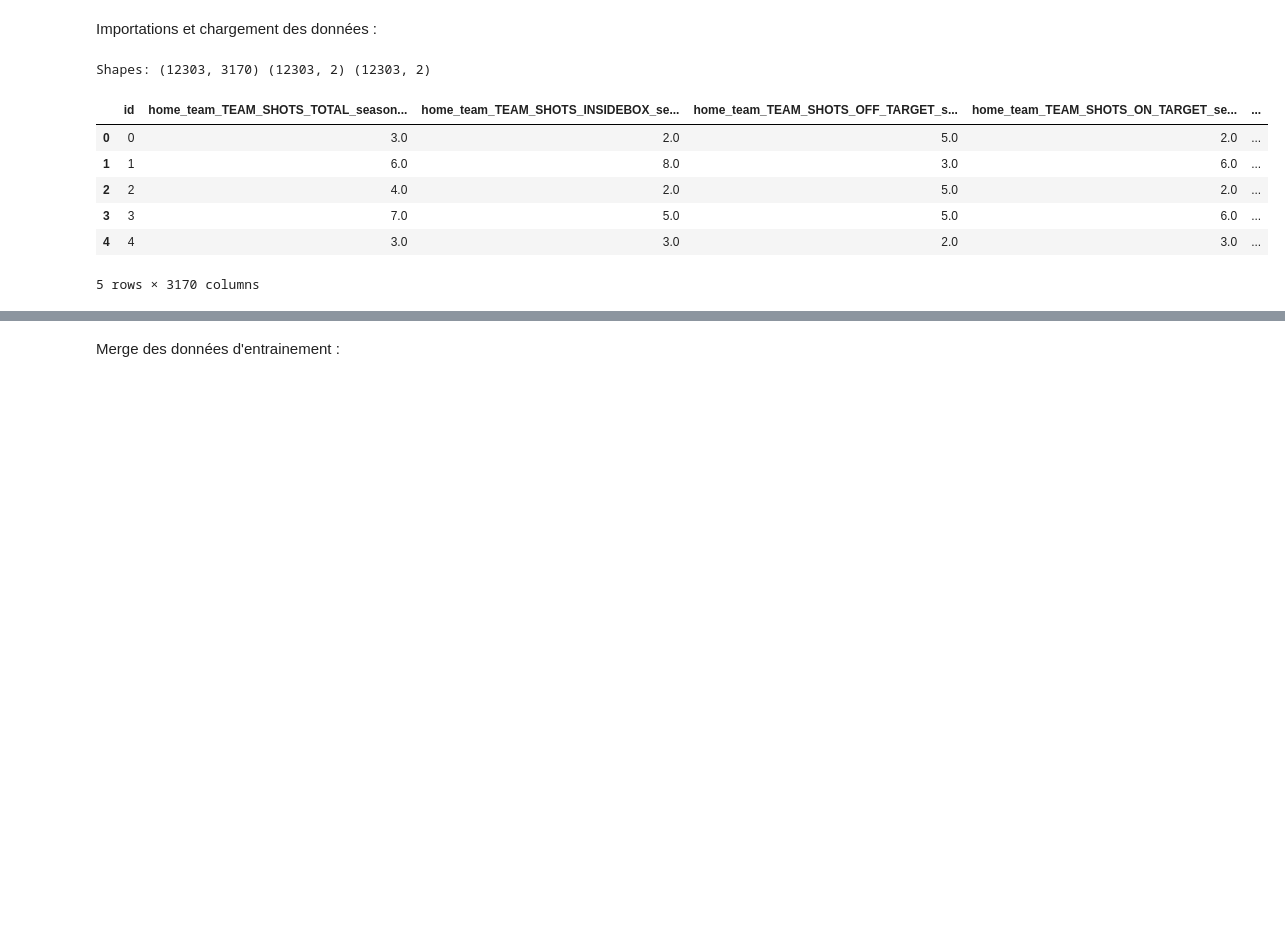
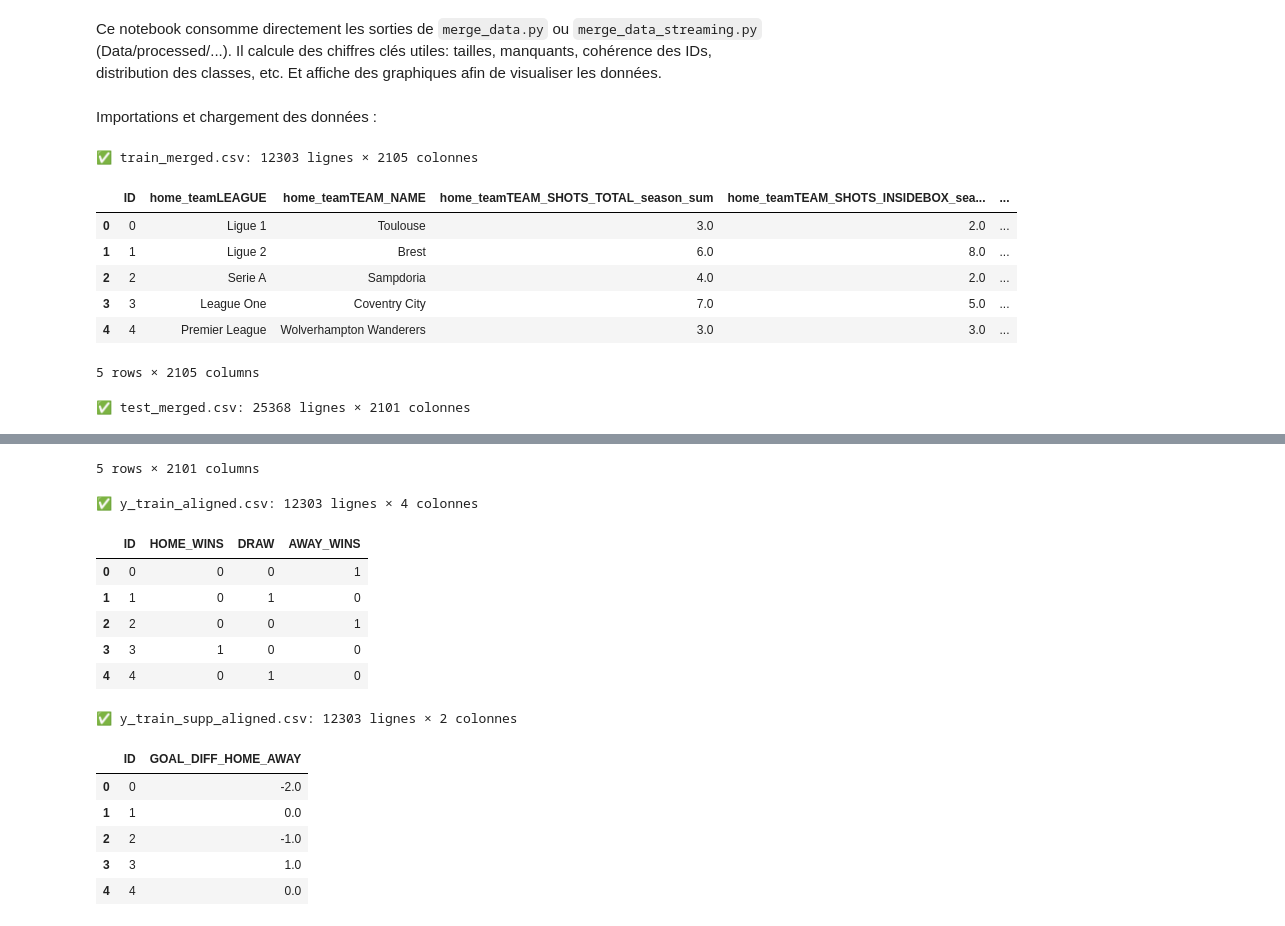
Before and after one commit to clementgoy/football-prediction, a Jupyter notebook: notebook/stats_infos_sur_data.ipynb, the cells around one changed output, grey strips where cells are left out. Cells and saved outputs as stored; diff of their text form; code cells hidden in the pictures; blank space fills up the shorter version.

```diff
--- a/notebook/stats_infos_sur_data.ipynb
+++ b/notebook/stats_infos_sur_data.ipynb
@@ -1,30 +1,46 @@
+# %% [markdown]
+Ce notebook consomme directement les sorties de `merge_data.py` ou `merge_data_streaming.py` (Data/processed/...).
+Il calcule des chiffres clés utiles: tailles, manquants, cohérence des IDs, distribution des classes, etc. Et affiche des graphiques afin de visualiser les données.
 # %% [markdown]
 Importations et chargement des données :
 # %%
-import os, math
+import os
+from pathlib import Path
 import numpy as np
 import pandas as pd
 import matplotlib.pyplot as plt
 
-pd.set_option("display.max_columns", 120)
-processed_dir = "../data/processed"
+DATA_ROOT = Path("../data")
+PROC = DATA_ROOT / "processed"
 
-x_path = os.path.join(processed_dir, "x_train_clean.csv")
-y_path = os.path.join(processed_dir, "y_target.csv")
-ys_path = os.path.join(processed_dir, "y_train_supp_aligned.csv")
+TRAIN_X_PATH = PROC / "train_merged.csv"
+TEST_X_PATH  = PROC / "test_merged.csv"
+Y_PATH       = PROC / "y_train_aligned.csv"
+Y_SUPP_PATH  = PROC / "y_train_supp_aligned.csv"
 
-X = pd.read_csv(x_path)
-y = pd.read_csv(y_path)
-ys = pd.read_csv(ys_path) if os.path.exists(ys_path) else None
+pd.set_option("display.max_rows", 50)
+pd.set_option("display.max_columns", 100)
 
-print("Shapes:", X.shape, y.shape, None if ys is None else ys.shape)
-X.head(5)
+def load_csv_safe(path: Path, n_preview=5):
+    if not path.exists():
+        print(f"⚠️ Fichier introuvable: {path}")
+        return None
+    df = pd.read_csv(path, low_memory=False)
+    print(f"✅ {path.name}: {df.shape[0]} lignes × {df.shape[1]} colonnes")
+    display(df.head(n_preview))
+    return df
+
+train = load_csv_safe(TRAIN_X_PATH)
+test  = load_csv_safe(TEST_X_PATH)
+y     = load_csv_safe(Y_PATH)
+y_s   = load_csv_safe(Y_SUPP_PATH)
 # %% [output]
-Shapes: (12303, 3170) (12303, 2) (12303, 2)
+✅ train_merged.csv: 12303 lignes × 2105 colonnes
-|  | id | home_team_TEAM_SHOTS_TOTAL_season... | home_team_TEAM_SHOTS_INSIDEBOX_se... | home_team_TEAM_SHOTS_OFF_TARGET_s... | home_team_TEAM_SHOTS_ON_TARGET_se... | ... |
-| 0 | 0 | 3.0 | 2.0 | 5.0 | 2.0 | ... |
-| 1 | 1 | 6.0 | 8.0 | 3.0 | 6.0 | ... |
-| 2 | 2 | 4.0 | 2.0 | 5.0 | 2.0 | ... |
-| 3 | 3 | 7.0 | 5.0 | 5.0 | 6.0 | ... |
-| 4 | 4 | 3.0 | 3.0 | 2.0 | 3.0 | ... |
+|  | ID | home_teamLEAGUE | home_teamTEAM_NAME | home_teamTEAM_SHOTS_TOTAL_season_sum | home_teamTEAM_SHOTS_INSIDEBOX_sea... | ... |
+| 0 | 0 | Ligue 1 | Toulouse | 3.0 | 2.0 | ... |
+| 1 | 1 | Ligue 2 | Brest | 6.0 | 8.0 | ... |
+| 2 | 2 | Serie A | Sampdoria | 4.0 | 2.0 | ... |
+| 3 | 3 | League One | Coventry City | 7.0 | 5.0 | ... |
+| 4 | 4 | Premier League | Wolverhampton Wanderers | 3.0 | 3.0 | ... |
-5 rows × 3170 columns
+5 rows × 2105 columns
+✅ test_merged.csv: 25368 lignes × 2101 colonnes
@@ -31,2 +53,15 @@ Shapes: (12303, 3170) (12303, 2) (12303, 2)
+5 rows × 2101 columns
+✅ y_train_aligned.csv: 12303 lignes × 4 colonnes
+|  | ID | HOME_WINS | DRAW | AWAY_WINS |
+| 0 | 0 | 0 | 0 | 1 |
+| 1 | 1 | 0 | 1 | 0 |
+| 2 | 2 | 0 | 0 | 1 |
+| 3 | 3 | 1 | 0 | 0 |
+| 4 | 4 | 0 | 1 | 0 |
+✅ y_train_supp_aligned.csv: 12303 lignes × 2 colonnes
+|  | ID | GOAL_DIFF_HOME_AWAY |
+| 0 | 0 | -2.0 |
+| 1 | 1 | 0.0 |
+| 2 | 2 | -1.0 |
+| 3 | 3 | 1.0 |
+| 4 | 4 | 0.0 |
-# %% [markdown]
-Merge des données d'entrainement :
```
Also changed, not shown: parts of 18 cells of this notebook.
